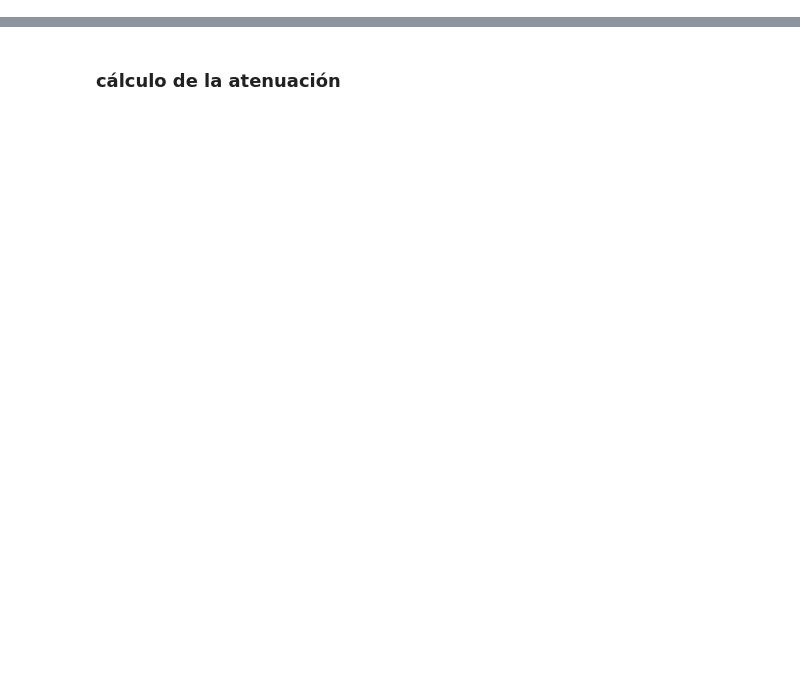
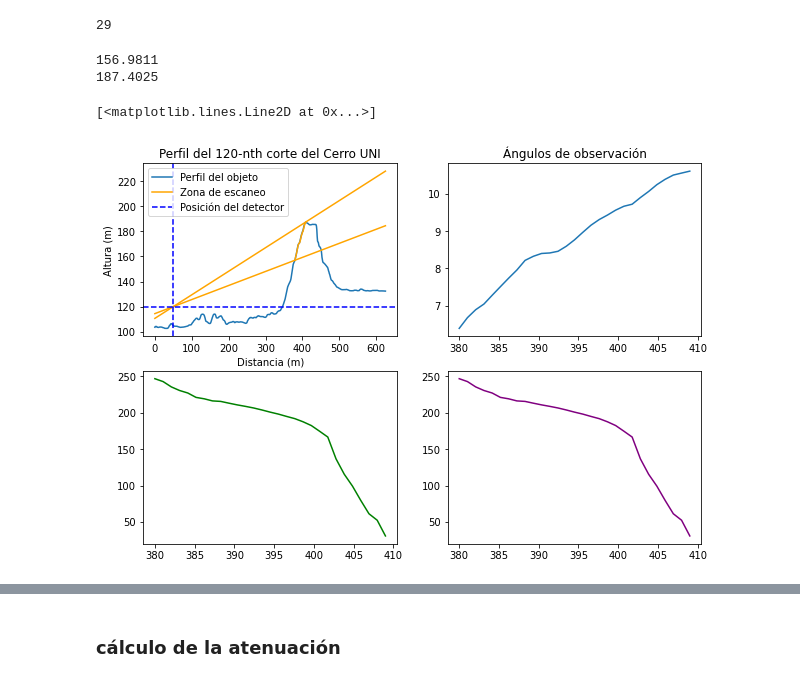
Before and after one commit to gsalazarq/cosmicraysuni, a Jupyter notebook: atenuation_calculation/Calculo-atenuacion-muones.ipynb, the cells around one changed output, grey strips where cells are left out. Cells and saved outputs as stored; diff of their text form; code cells hidden in the pictures; blank space fills up the shorter version.

Commit message:
código funcional calcula las profundidades y lo plotea

```diff
--- a/atenuation_calculation/Calculo-atenuacion-muones.ipynb
+++ b/atenuation_calculation/Calculo-atenuacion-muones.ipynb
@@ -168,0 +128,78 @@ plt.show()
+# %%
+gvert = grilla_vertical(fila,inicio)
+
+print(len(gvert[0]))
+# %% [output]
+29
+# %%
+gvert = grilla_vertical(fila,inicio)
+gvert_theta = []
+gvert_profundidad = []
+gvert_altura= []
+for n in range(0,len(gvert[0])):
+    gvert_altura.append(gvert[0][n][3])
+    gvert_theta.append(gvert[0][n][4])
+    gvert_profundidad.append(gvert[0][n][5])
+
+indice_final_cima = grilla_vertical(fila,inicio)[1]
+# %%
+m = np.linspace(inicio,inicio+len(gvert[0]),len(gvert[0]))
+
+ref_y_inicio =[]
+ref_y_final  =[]
+
+#indice_final_cima = depth(arr_x, ptx)[1]
+print(np_array[inicio])
+print(np_array[indice_final_cima])
+
+
+for i in range(0, len(arr_x)):
+    yt=recta(punto_inicio[0], punto_inicio[1], inicio, np_array[inicio], i)
+    ref_y_inicio.append(yt)
+    yt2=recta(punto_inicio[0], punto_inicio[1], indice_final_cima, np_array[indice_final_cima], i)
+
+    ref_y_final.append(yt2)
+
+
+############################
+#Plots para cada fila
+fig, ax = plt.subplots(2, 2, figsize=(10,7))
+#fig.tight_layout()
+
+
+### Plot 1
+## Plot del perfil y de ángulo que subtiende
+
+ax[0, 0].plot(np_array, label="Perfil del objeto")
+ax[0, 0].plot(m, gvert_altura, color="orange", label="Zona de escaneo")
+ax[0, 0].plot(arr_x, ref_y_inicio,color="orange")
+ax[0, 0].plot(arr_x, ref_y_final,color="orange")
+
+ax[0, 0].axvline(x = punto_inicio[0], color = 'b', label = 'Posición del detector', linestyle='dashed')
+
+
+ax[0, 0].legend()
+
+#ax[0, 0].ylim([xplotrango, yplotrango ]) # limita el rango en el que se muestra el eje Y
+ax[0, 0].axhline(y = punto_inicio[1], color = 'b', label = 'axvline - full height', linestyle='dashed')
+
+ax[0, 0].set_title(f'Perfil del {fila}-nth corte del Cerro UNI')
+ax[0, 0].set(xlabel='Distancia (m)', ylabel='Altura (m)')
+
+### Plot 2
+plt.subplot(2,2,2)
+ax[0, 1].set_title(f'Ángulos de observación')
+nbins = 20
+ax[0, 1].plot(m,gvert_theta)
+
+### Plot 3
+ax[1, 0].plot(m, gvert_profundidad, color='green')
+
+### Plot 4
+
+ax[1, 1].plot(m, gvert_profundidad, color='purple')
+# %% [output]
+156.9811
+187.4025
+[<matplotlib.lines.Line2D at 0x...>]
+[figure, added]
```
Also changed, not shown: parts of 12 cells of this notebook.
